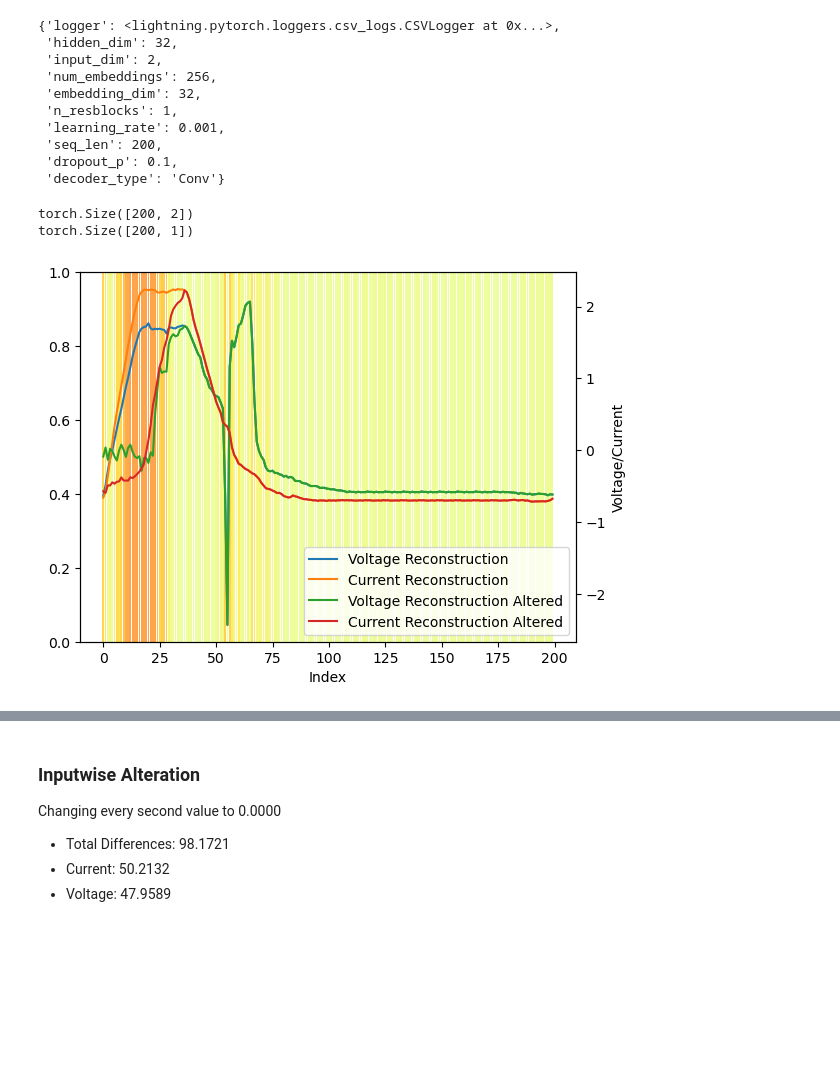
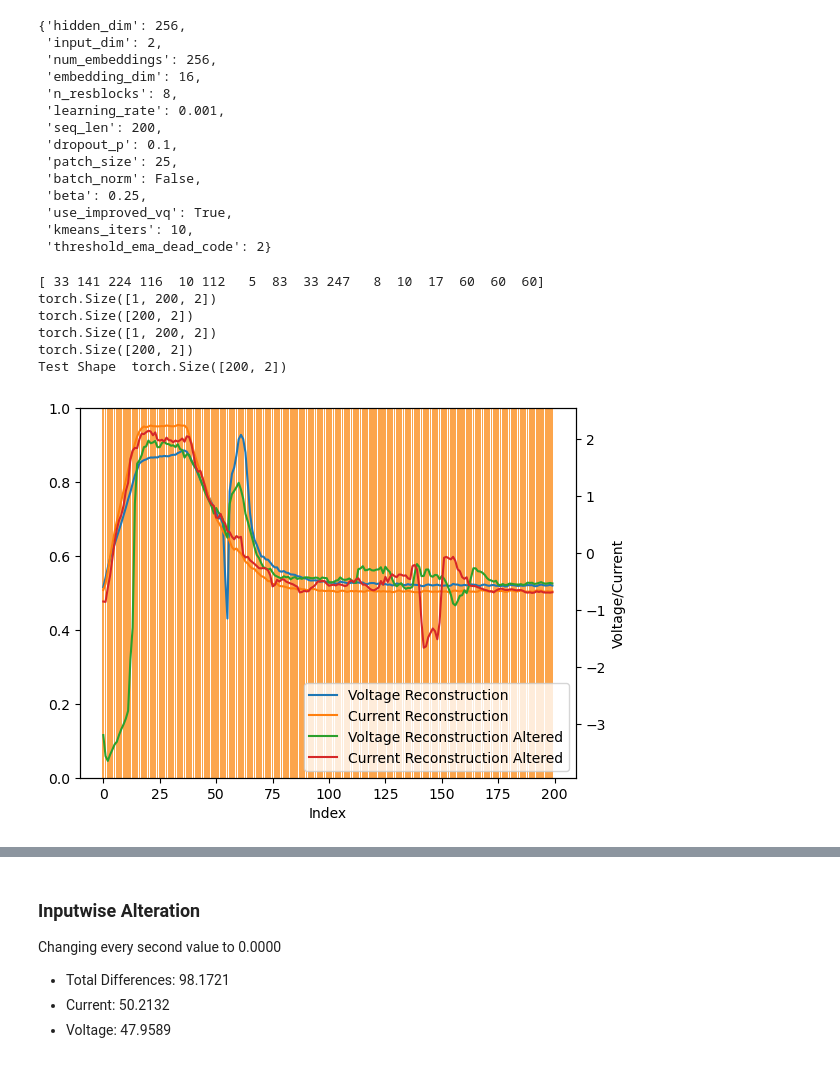
Before and after one commit to derantonin/VQ-VAE-Transformer-Arc-Welding, a Jupyter notebook: Experiments_ALTERING.ipynb, the cells around one changed output, grey strips where cells are left out. Drawn from its saved outputs; the diff is of its cells as text; code cells hidden in the pictures; blank space fills up the shorter version.

```diff
--- a/Experiments_ALTERING.ipynb
+++ b/Experiments_ALTERING.ipynb
@@ -72,35 +72,40 @@ patch_vqvae_v4 = get_files_and_models(patch_vqvae_v4_files)
 patch_vqvae_v5 = get_files_and_models(patch_vqvae_v5_files)
 y_patch_vqvae = get_files_and_models(y_patch_vqvae_files)
 # %%
-vqvae_v1["hparams"]
+patch_vqvae_v1["hparams"]
 # %% [output]
-{'logger': <lightning.pytorch.loggers.csv_logs.CSVLogger at 0x...>,
- 'hidden_dim': 32,
+{'hidden_dim': 256,
  'input_dim': 2,
  'num_embeddings': 256,
- 'embedding_dim': 32,
- 'n_resblocks': 1,
+ 'embedding_dim': 16,
+ 'n_resblocks': 8,
  'learning_rate': 0.001,
  'seq_len': 200,
  'dropout_p': 0.1,
- 'decoder_type': 'Conv'}
+ 'patch_size': 25,
+ 'batch_norm': False,
+ 'beta': 0.25,
+ 'use_improved_vq': True,
+ 'kmeans_iters': 10,
+ 'threshold_ema_dead_code': 2}
+# %%
+def send_through_patch_decoder(q_data, model, original_data):
+    with torch.no_grad():
+        x_hat = model.decoder(q_data.permute(0, 2, 1))
+        x_hat = model.reverse_patch_embed(x_hat)
+        print(x_hat.shape)
+        print(original_data.shape)
+        recon_error = F.mse_loss(x_hat, original_data.unsqueeze(0))
+    return  x_hat, recon_error
 # %%
 def plot_reconstruction_difference_v2(reconstructed_original, reconstructed_changed, original, label, plot_original=False):
-    print(original.shape)
-    my_test = reconstructed_changed[:,0].clone()
-    my_test = my_test.reshape(-1,1)
-    my_test_2 = original[:,0].clone()
-    my_test_2 = my_test_2.reshape(-1,1)
-    print(my_test.shape)
-
-    # difference = []
-    difference = torch.sum(torch.abs(my_test - my_test_2), dim=1)
+    difference = torch.sum(torch.abs(reconstructed_original - reconstructed_changed), dim=1)
     difference_extreme = torch.where(difference > 0, 1.0, 0.0).clone().detach()
     colormap = plt.colormaps['Wistia']
     fig, ax = plt.subplots()
     # fig.set_size_inches(12, 7)
     ax2 = ax.twinx()
-    bars = ax.bar(np.arange(len(reconstructed_original)), [1] * len(reconstructed_original), color=colormap(difference), alpha=0.7)
+    bars = ax.bar(np.arange(len(reconstructed_original)), [1] * len(reconstructed_original), color=colormap(difference_extreme), alpha=0.7)
     # colormap = plt.colormaps['binary']
     # bars_impact = ax.bar([0,83,93,195], [1] * 4, color=colormap(np.ones(shape = (4,))), alpha=1)
     # bars_impact = ax.bar([28,60,140, 172], [1] * 4, color=colormap(np.ones(shape = (4,))), alpha=1)
@@ -141,7 +146,7 @@ def plot_reconstruction_difference_multiple_next_to_each_other(reconstructed_ori
     # plt.show()
     return difference
 
-def alter_q_data_v2(model_dict, test_dpt, original_data, alter_range, alter_embedding, plot_original=False):
+def alter_q_data_v2(model_dict, test_dpt, original_data, alter_range, alter_embedding, plot_original=False, patch=False):
     q_emb = model_dict["q_emb"][test_dpt]
     q_ind = model_dict["q_ind"][test_dpt]
     model = model_dict["model"]
@@ -159,10 +164,10 @@ def alter_q_data_v2(model_dict, test_dpt, original_data, alter_range, alter_embe
     changed_q_data = q_emb.clone().detach()
     changed_q_indices = q_ind.copy()
     # for p in range(2):
-    test_embeds = [221, 85, 134, 214]
-    test_embeds_2 = [47, 49, 207, 207, 207, 149, 251, 87, 88, 116]
-    test_embeds_3 = [207, 207, 149, 251, 87, 88, 116, 151]
-    test_embeds_4 = [49, 207, 207, 207, 149, 251, 87, 88, 116, 151]
+    # test_embeds = [221, 85, 134, 214]
+    # test_embeds_2 = [47, 49, 207, 207, 207, 149, 251, 87, 88, 116]
+    # test_embeds_3 = [207, 207, 149, 251, 87, 88, 116, 151]
+    # test_embeds_4 = [49, 207, 207, 207, 149, 251, 87, 88, 116, 151]
     for j,i in enumerate(alter_range):
         # alter_embedding = test_embeds[j]
         changed_q_indices[i] = alter_embedding
@@ -178,11 +183,16 @@ def alter_q_data_v2(model_dict, test_dpt, original_data, alter_range, alter_embe
         if label=='VQ-VAE-Patch':
             changed_q_indices[i+8] = alter_embedding
             changed_q_data[i+8] = codebook[alter_embedding]
-
-    reconstructed_original, _= send_through_decoder(model=model, q_data=q_emb.unsqueeze(0), original_data = original_data, label=label)
-    reconstructed_changed, _= send_through_decoder(model=model, q_data=changed_q_data.unsqueeze(0), original_data = original_data, label=label)
+    print(changed_q_indices)
+    if patch:
+        reconstructed_original, _= send_through_patch_decoder(q_data=q_emb.unsqueeze(0), model=model, original_data = original_data)
+        reconstructed_changed, _= send_through_patch_decoder(q_data=changed_q_data.unsqueeze(0), model=model, original_data = original_data)
+    else:
+        reconstructed_original, _= send_through_decoder(model=model, q_data=q_emb.unsqueeze(0), original_data = original_data, label=label)
+        reconstructed_changed, _= send_through_decoder(model=model, q_data=changed_q_data.unsqueeze(0), original_data = original_data, label=label)
+    print(f"Test Shape ", original_data.shape)
     difference = plot_reconstruction_difference_v2(reconstructed_original=reconstructed_original[0], reconstructed_changed=reconstructed_changed[0], original=original_data, label=label, plot_original=plot_original)
-
+    print(difference)
     # difference = plot_reconstruction_difference_multiple_next_to_each_other(reconstructed_original=reconstructed_original[0], reconstructed_changed=reconstructed_changed[0], original=original_data, label=label, plot_original=plot_original, x_counter=p, value=valuess[p])
     # partial_difference = torch.sum(torch.abs(reconstructed_original[0][5:84] - reconstructed_changed[0][117:196]), dim=1)
     # print(partial_difference)
@@ -194,40 +204,41 @@ def alter_q_data_v2(model_dict, test_dpt, original_data, alter_range, alter_embe
 test_dpt = 3
 original_data =torch.tensor(train_data[test_dpt])
 
-current_model = get_files_and_models(vqvae_v1_files)
+current_model = patch_vqvae_v1
 # fig, ax = plt.subplots(1,2)
 # fig.set_size_inches(14, 5)
 counter = 0
 # ax.plot(original_data)
 # create empty tensor for summing up differencs
 all_differences = torch.zeros(200)
 
 # for i in range(0,24):
-changed_q_data, changed_q_indices, difference = alter_q_data_v2(current_model, test_dpt, original_data, range(0, 4), 33)
+changed_q_data, changed_q_indices, difference = alter_q_data_v2(current_model, test_dpt, original_data, range(0, 1), 33, patch=True)
 # print("Originl Q-Embeddings Indices: ", current_model["q_ind"][test_dpt])
 # my_difference = np.where(difference > 0)[0]
 # if len(my_difference) > 0:
 #     print(np.where(difference > 0)[0][0], np.where(difference > 0)[0][-1])
 #     print("Amount of Differences: ", len(np.where(difference > 0)[0]))
 # else:
 #     print("No Differences for ", i)
 # all_differences += difference
 # print(my_difference)
 # ax.plot(all_differences, color='black', linewidth=2)
 colormap = plt.colormaps['Wistia']
 # print(min(all_differences), max(all_differences))
 
 # scale data
 denominator = max(all_differences) - 0
 scaled_data = [(datum-min(all_differences))/denominator for datum in all_differences]
 
-# bars = ax.bar(np.arange(len(original_data)), [1] * len(original_data), color=colormap(scaled_data), alpha=1)
-# plt.show()
-
 print("Originl Q-Embeddings Indices: ", current_model["q_ind"][test_dpt])
 print("Changed Q-Embeddings Indices: ", changed_q_indices)
 print("Total Differences: ", torch.sum(difference))
 # %% [output]
+[ 33 141 224 116  10 112   5  83  33 247   8  10  17  60  60  60]
+torch.Size([1, 200, 2])
 torch.Size([200, 2])
-torch.Size([200, 1])
+torch.Size([1, 200, 2])
+torch.Size([200, 2])
+Test Shape  torch.Size([200, 2])
-[figure, old version]
+[figure, new version]
```
Also changed, not shown: parts of 21 cells of this notebook, 1 other file.
